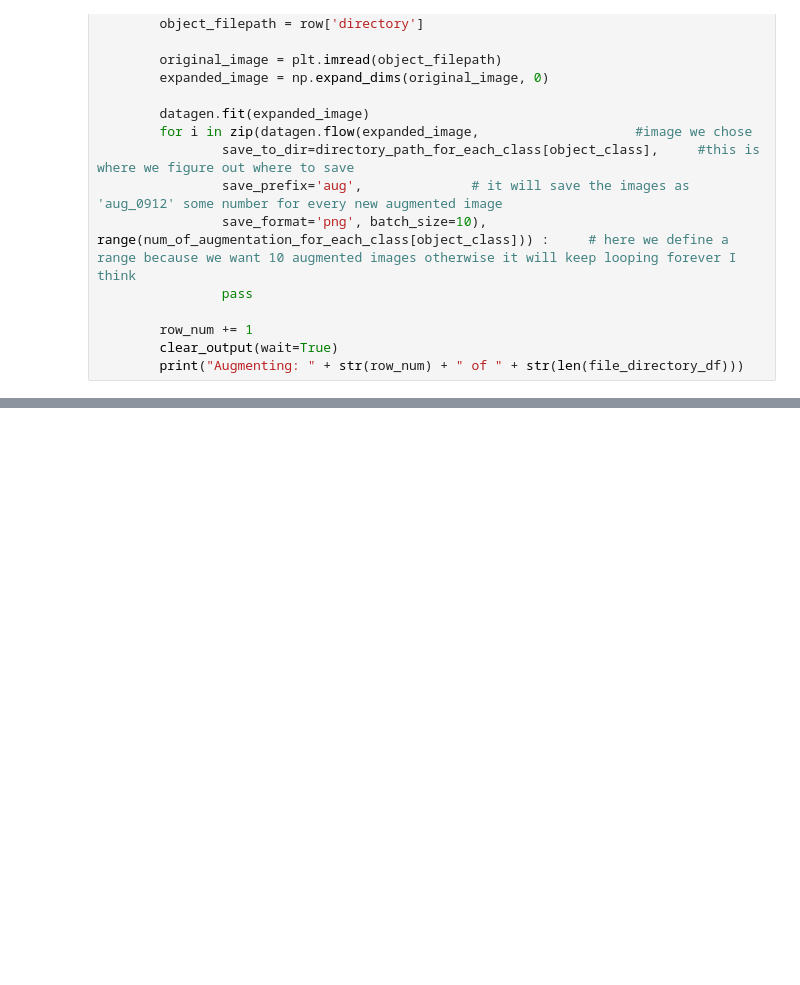
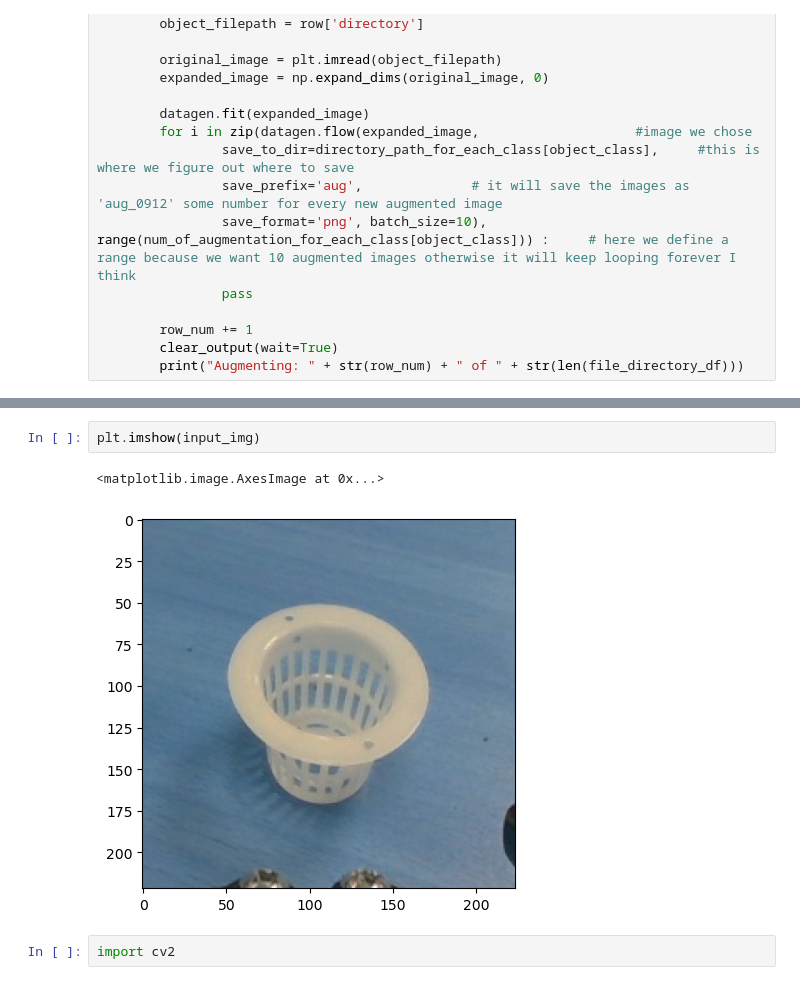
Before and after one commit to JieHuiKoo/image_classification_with_CNNKeras, a Jupyter notebook: main.ipynb, the cells around one changed output, grey strips where cells are left out. Drawn from its saved outputs; the diff is of its cells as text; blank space fills up the shorter version.

```diff
--- a/main.ipynb
+++ b/main.ipynb
@@ -124,0 +436,7 @@ plot_data_distribution(augmented_training_data_file_directory_df, "augmented")
+# %%
+plt.imshow(input_img)
+# %% [output]
+<matplotlib.image.AxesImage at 0x...>
+[figure, added]
+# %%
+import cv2
```
Also changed, not shown: parts of 25 cells of this notebook, 1 other file.
